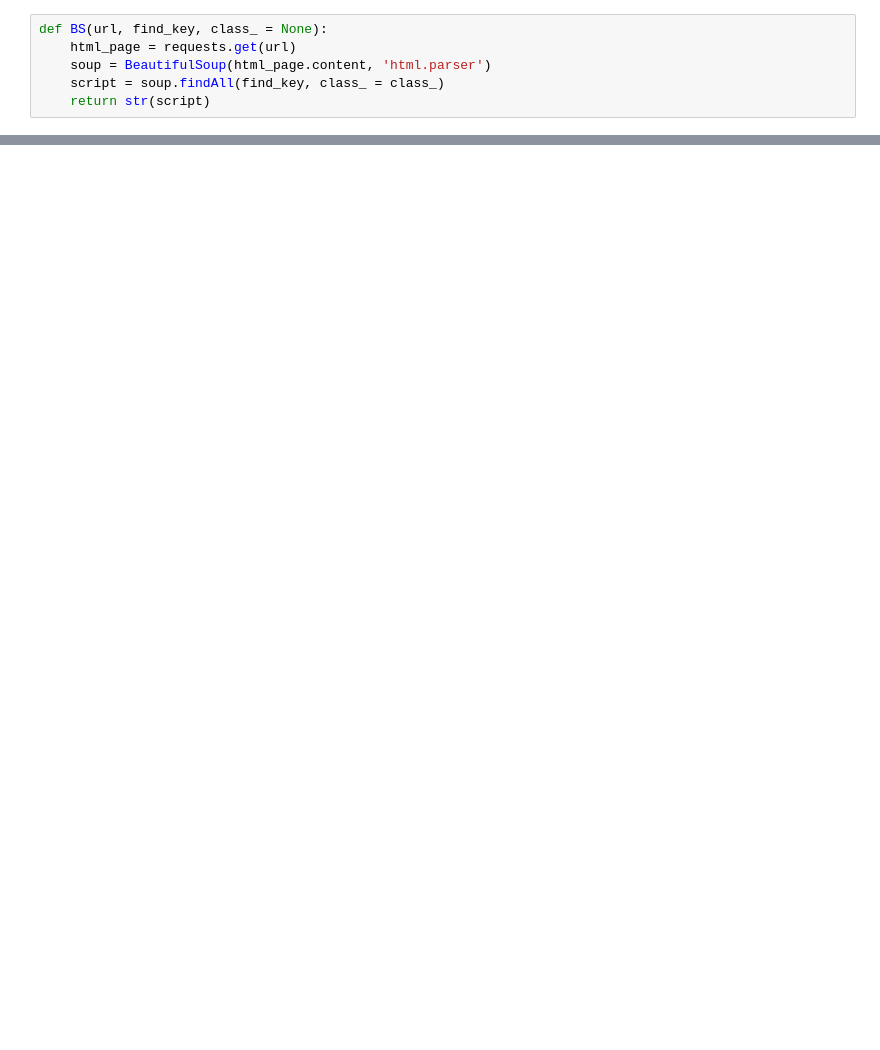
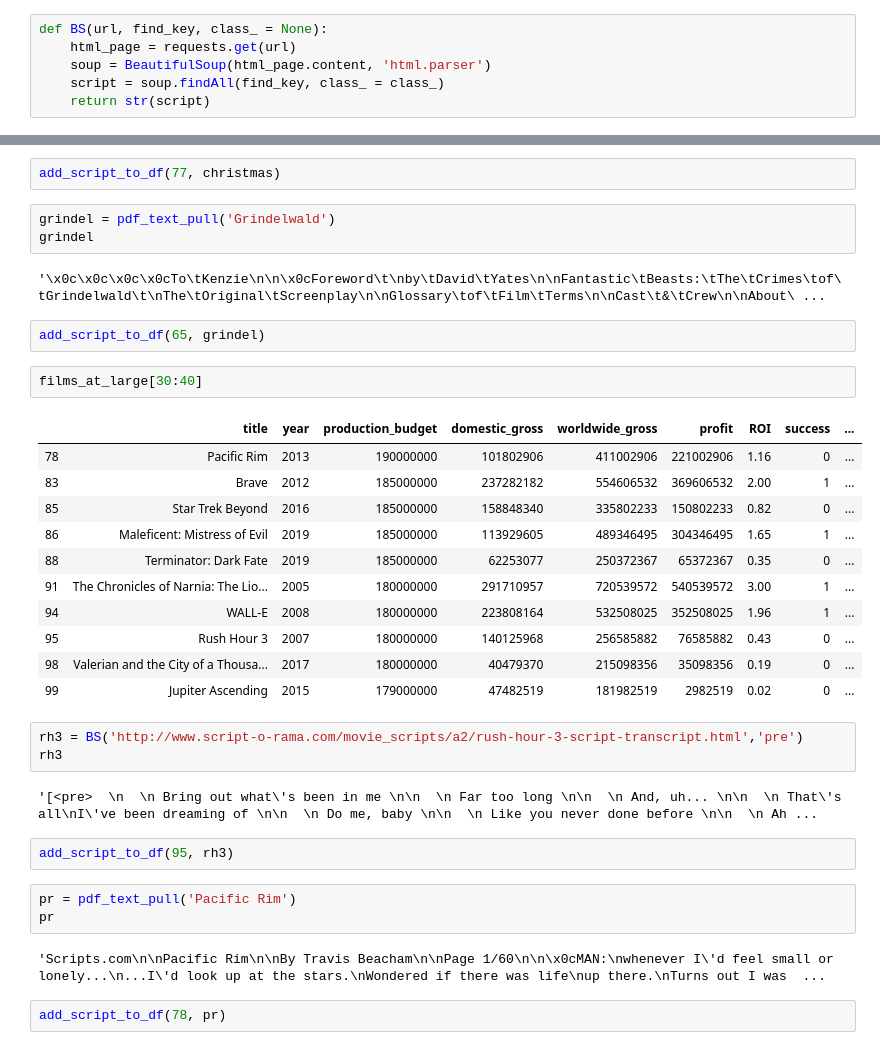
Before and after one commit to will4865/FlatironCapstoneProject, a Jupyter notebook: manual_script_pull.ipynb, the cells around one changed output, grey strips where cells are left out. Drawn from its saved outputs; the diff is of its cells as text; blank space fills up the shorter version.

```diff
--- a/manual_script_pull.ipynb
+++ b/manual_script_pull.ipynb
@@ -19,0 +165,37 @@ films_at_large
+# %%
+add_script_to_df(77, christmas)
+# %%
+grindel = pdf_text_pull('Grindelwald')
+grindel
+# %% [output]
+'\x0c\x0c\x0c\x0cTo\tKenzie\n\n\x0cForeword\t\nby\tDavid\tYates\n\nFantastic\tBeasts:\tThe\tCrimes\tof\tGrindelwald\t\nThe\tOriginal\tScreenplay\n\nGlossary\tof\tFilm\tTerms\n\nCast\t&\tCrew\n\nAbout\ ...
+# %%
+add_script_to_df(65, grindel)
+# %%
+films_at_large[30:40]
+# %% [output]
+|  | title | year | production_budget | domestic_gross | worldwide_gross | profit | ROI | success | ... |
+| 78 | Pacific Rim | 2013 | 190000000 | 101802906 | 411002906 | 221002906 | 1.16 | 0 | ... |
+| 83 | Brave | 2012 | 185000000 | 237282182 | 554606532 | 369606532 | 2.00 | 1 | ... |
+| 85 | Star Trek Beyond | 2016 | 185000000 | 158848340 | 335802233 | 150802233 | 0.82 | 0 | ... |
+| 86 | Maleficent: Mistress of Evil | 2019 | 185000000 | 113929605 | 489346495 | 304346495 | 1.65 | 1 | ... |
+| 88 | Terminator: Dark Fate | 2019 | 185000000 | 62253077 | 250372367 | 65372367 | 0.35 | 0 | ... |
+| 91 | The Chronicles of Narnia: The Lio... | 2005 | 180000000 | 291710957 | 720539572 | 540539572 | 3.00 | 1 | ... |
+| 94 | WALL-E | 2008 | 180000000 | 223808164 | 532508025 | 352508025 | 1.96 | 1 | ... |
+| 95 | Rush Hour 3 | 2007 | 180000000 | 140125968 | 256585882 | 76585882 | 0.43 | 0 | ... |
+| 98 | Valerian and the City of a Thousa... | 2017 | 180000000 | 40479370 | 215098356 | 35098356 | 0.19 | 0 | ... |
+| 99 | Jupiter Ascending | 2015 | 179000000 | 47482519 | 181982519 | 2982519 | 0.02 | 0 | ... |
+# %%
+rh3 = BS('http://www.script-o-rama.com/movie_scripts/a2/rush-hour-3-script-transcript.html','pre')
+rh3
+# %% [output]
+'[<pre>  \n  \n Bring out what\'s been in me \n\n  \n Far too long \n\n  \n And, uh... \n\n  \n That\'s all\nI\'ve been dreaming of \n\n  \n Do me, baby \n\n  \n Like you never done before \n\n  \n Ah ...
+# %%
+add_script_to_df(95, rh3)
+# %%
+pr = pdf_text_pull('Pacific Rim')
+pr
+# %% [output]
+'Scripts.com\n\nPacific Rim\n\nBy Travis Beacham\n\nPage 1/60\n\n\x0cMAN:\nwhenever I\'d feel small or lonely...\n...I\'d look up at the stars.\nWondered if there was life\nup there.\nTurns out I was  ...
+# %%
+add_script_to_df(78, pr)
```
Also changed, not shown: parts of 87 cells of this notebook.
